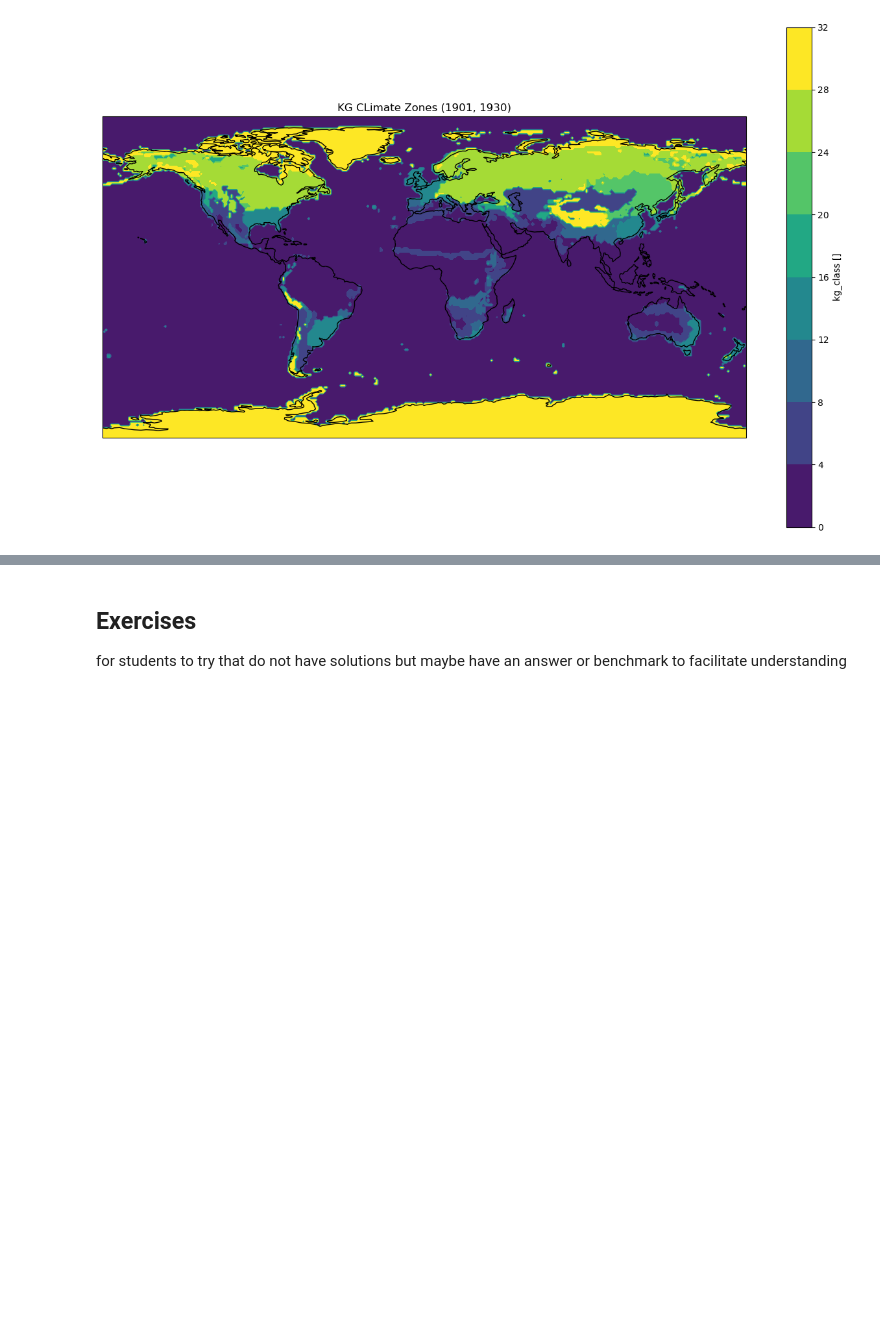
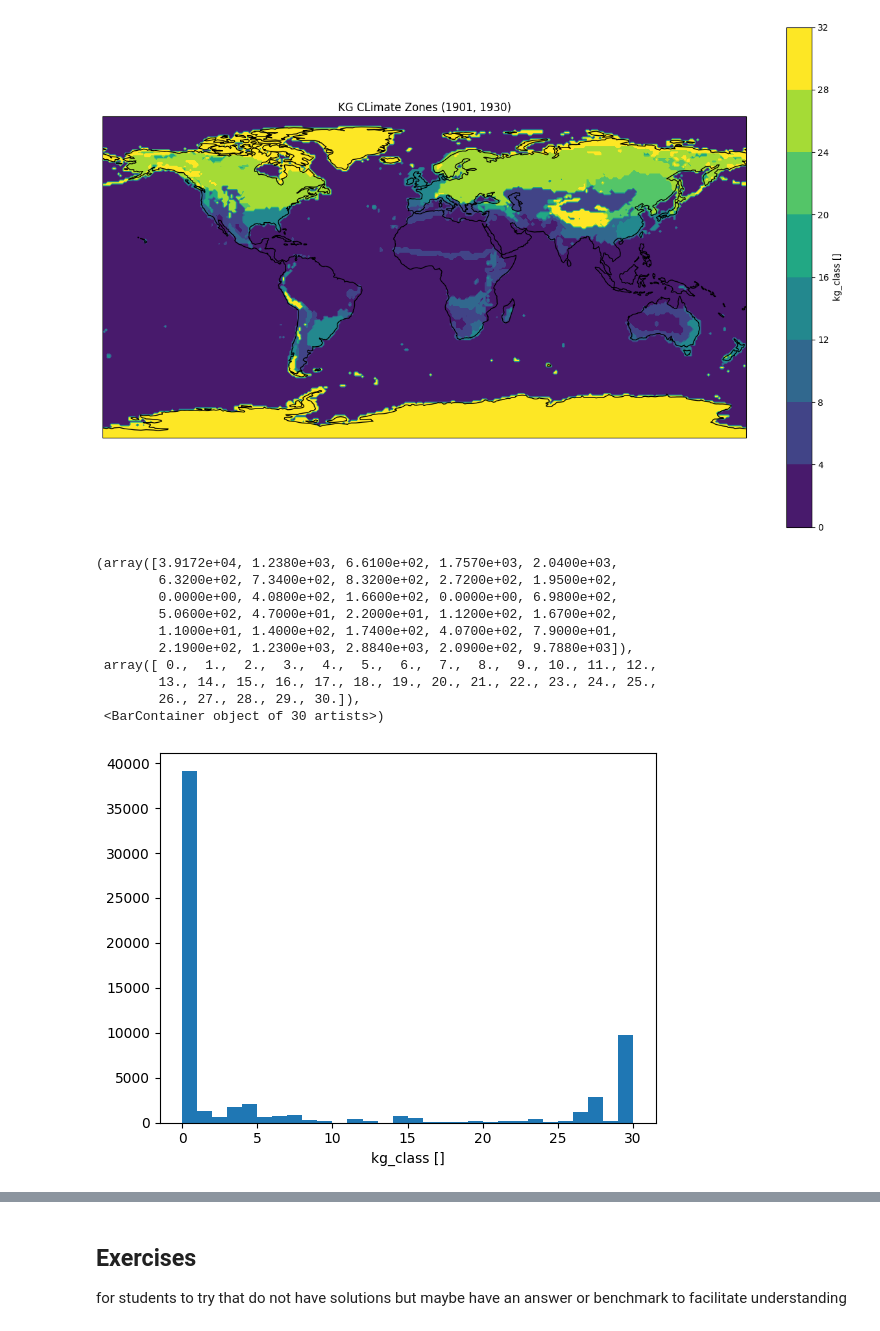
Before and after one commit to MetOffice/ai4c_hackathon, a Jupyter notebook: notebooks/ClimateZones_Data_exploration.ipynb, the cells around one changed output, grey strips where cells are left out. Saved outputs shown, nothing was run; the diff lists cells and outputs as text; code cells hidden in the pictures; blank space fills up the shorter version.

```diff
--- a/notebooks/ClimateZones_Data_exploration.ipynb
+++ b/notebooks/ClimateZones_Data_exploration.ipynb
@@ -33,8 +34,19 @@ import cartopy.crs
 import xarray
 # %% [markdown]
 #### Dataset parameters
+# %%
+def get_platform_dir(select_platform):
+    if select_platform == 'mo_linux':
+      return pathlib.Path(os.environ['DATADIR']) / 'climate_zones'
+    if select_platform == 'jasmin':
+        return pathlib.Path('/gws/nopw/j04/mohc_shared/dscop/') / 'climate_zones'
+    print('platform not found, return generic path')
+    return pathlib.Path(os.environ['HOME']) / 'climate_zones',
+
+current_platform = 'jasmin'
 # %%
-root_data_dir = pathlib.Path(os.environ['DATADIR']) / 'climate_zones'
+root_data_dir = get_platform_dir(current_platform)
+
 print(root_data_dir.is_dir())
 root_data_dir
 # %% [output]
@@ -192,3 +297,17 @@ Text(0.5, 1.0, 'KG CLimate Zones (1901, 1930)')
+# %%
+data_dict[list(time_periods.keys())[0]][historic_scenario_str]['climate_zone']['kg_class'].plot.hist(bins=30)
+# %% [output]
+(array([3.9172e+04, 1.2380e+03, 6.6100e+02, 1.7570e+03, 2.0400e+03,
+        6.3200e+02, 7.3400e+02, 8.3200e+02, 2.7200e+02, 1.9500e+02,
+        0.0000e+00, 4.0800e+02, 1.6600e+02, 0.0000e+00, 6.9800e+02,
+        5.0600e+02, 4.7000e+01, 2.2000e+01, 1.1200e+02, 1.6700e+02,
+        1.1000e+01, 1.4000e+02, 1.7400e+02, 4.0700e+02, 7.9000e+01,
+        2.1900e+02, 1.2300e+03, 2.8840e+03, 2.0900e+02, 9.7880e+03]),
+ array([ 0.,  1.,  2.,  3.,  4.,  5.,  6.,  7.,  8.,  9., 10., 11., 12.,
+        13., 14., 15., 16., 17., 18., 19., 20., 21., 22., 23., 24., 25.,
+        26., 27., 28., 29., 30.]),
+ <BarContainer object of 30 artists>)
+[figure, added]
 # %%
 fig1 = matplotlib.pyplot.figure(figsize=(3*16,12*10))
 
```
Also changed, not shown: parts of 30 cells of this notebook.
